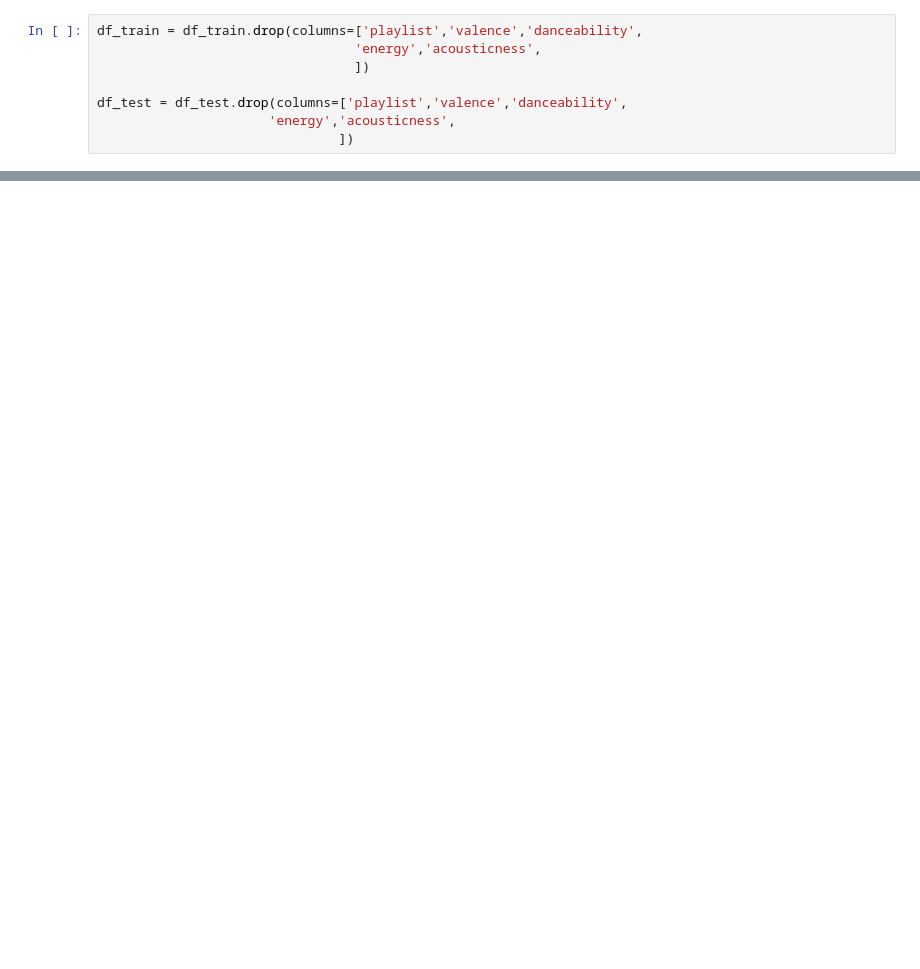
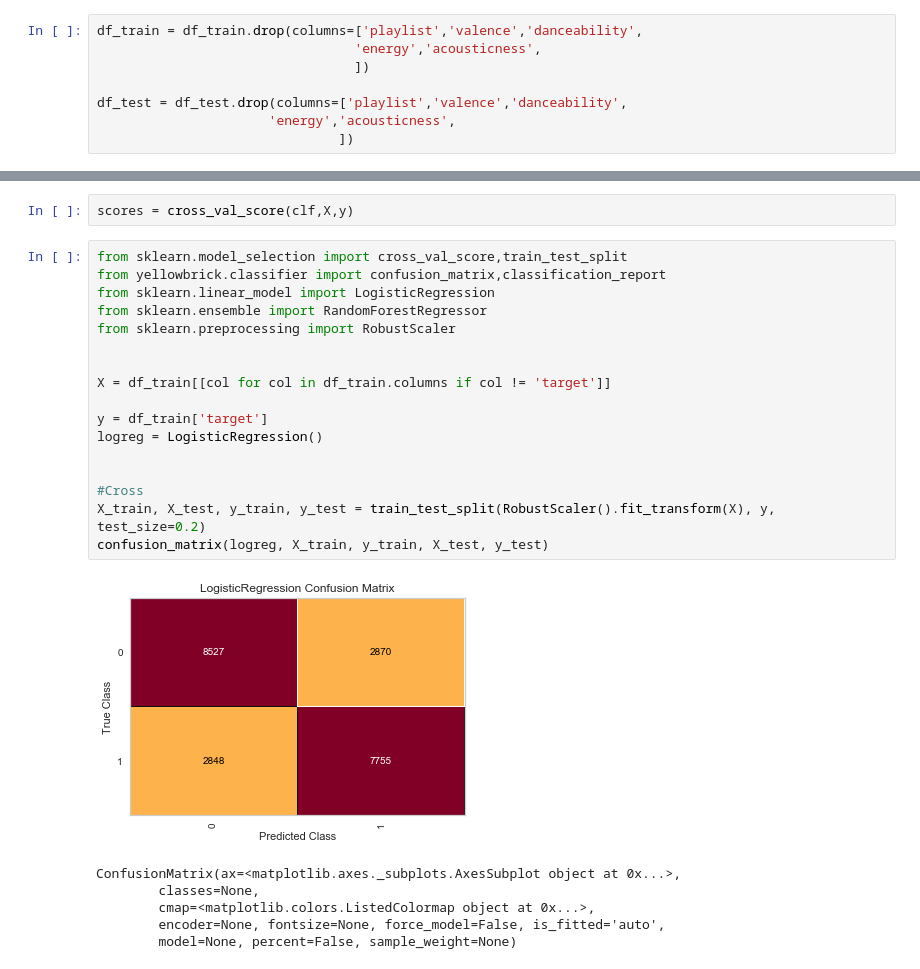
Before and after one commit to georgetown-analytics/Spotify, a Jupyter notebook: 5_Machine_Learning/Models.ipynb, the cells around one changed output, grey strips where cells are left out. Drawn from its saved outputs; the diff is of its cells as text; blank space fills up the shorter version.

```diff
--- a/5_Machine_Learning/Models.ipynb
+++ b/5_Machine_Learning/Models.ipynb
@@ -72,3 +165,29 @@ df_train.sample()
+# %%
+scores = cross_val_score(clf,X,y)
+# %%
+from sklearn.model_selection import cross_val_score,train_test_split
+from yellowbrick.classifier import confusion_matrix,classification_report
+from sklearn.linear_model import LogisticRegression
+from sklearn.ensemble import RandomForestRegressor
+from sklearn.preprocessing import RobustScaler
+
+
+X = df_train[[col for col in df_train.columns if col != 'target']]
+
+y = df_train['target']
+logreg = LogisticRegression()
+
+
+#Cross
+X_train, X_test, y_train, y_test = train_test_split(RobustScaler().fit_transform(X), y, test_size=0.2)
+confusion_matrix(logreg, X_train, y_train, X_test, y_test)
+# %% [output]
+[figure, added]
+ConfusionMatrix(ax=<matplotlib.axes._subplots.AxesSubplot object at 0x...>,
+        classes=None,
+        cmap=<matplotlib.colors.ListedColormap object at 0x...>,
+        encoder=None, fontsize=None, force_model=False, is_fitted='auto',
+        model=None, percent=False, sample_weight=None)
 # %%
 from sklearn.pipeline import Pipeline
 from sklearn.utils.validation import check_is_fitted
```
Also changed, not shown: parts of 18 cells of this notebook.
